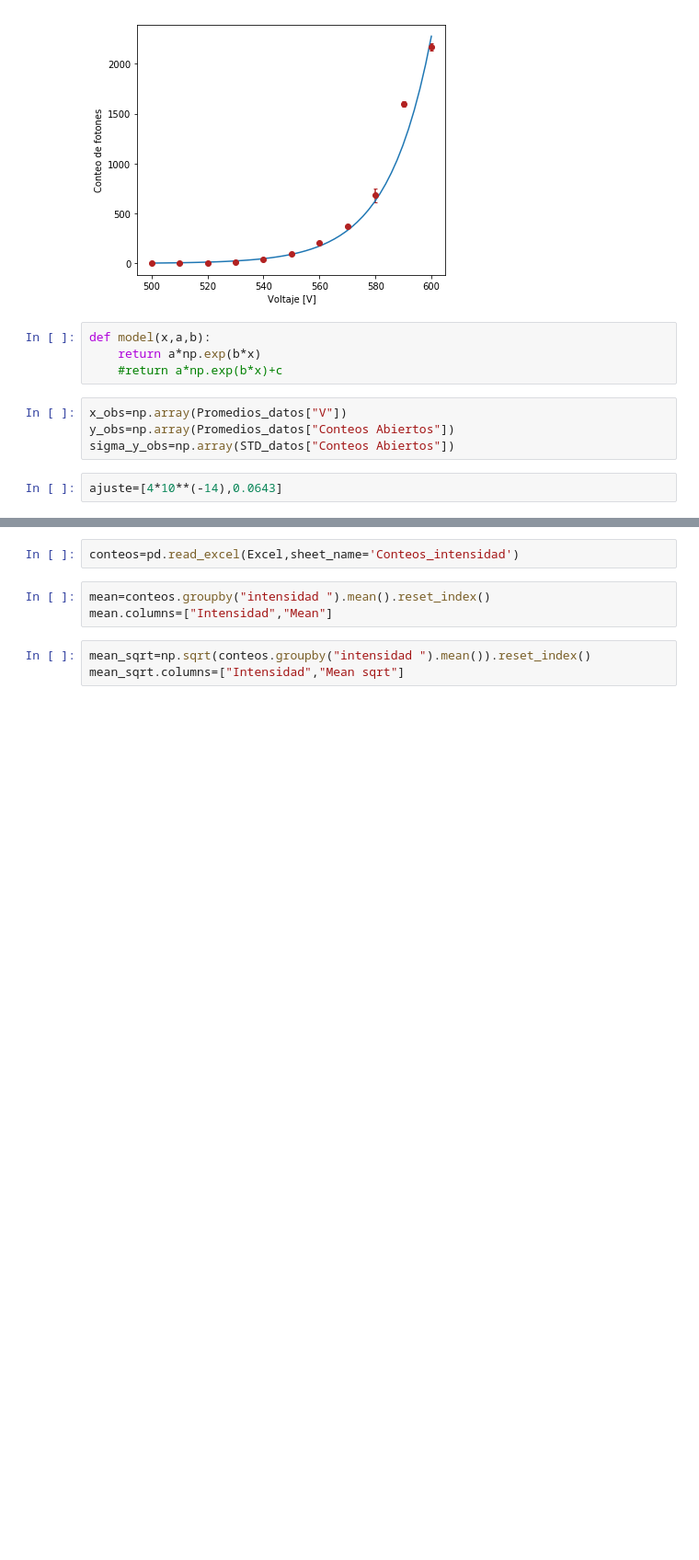
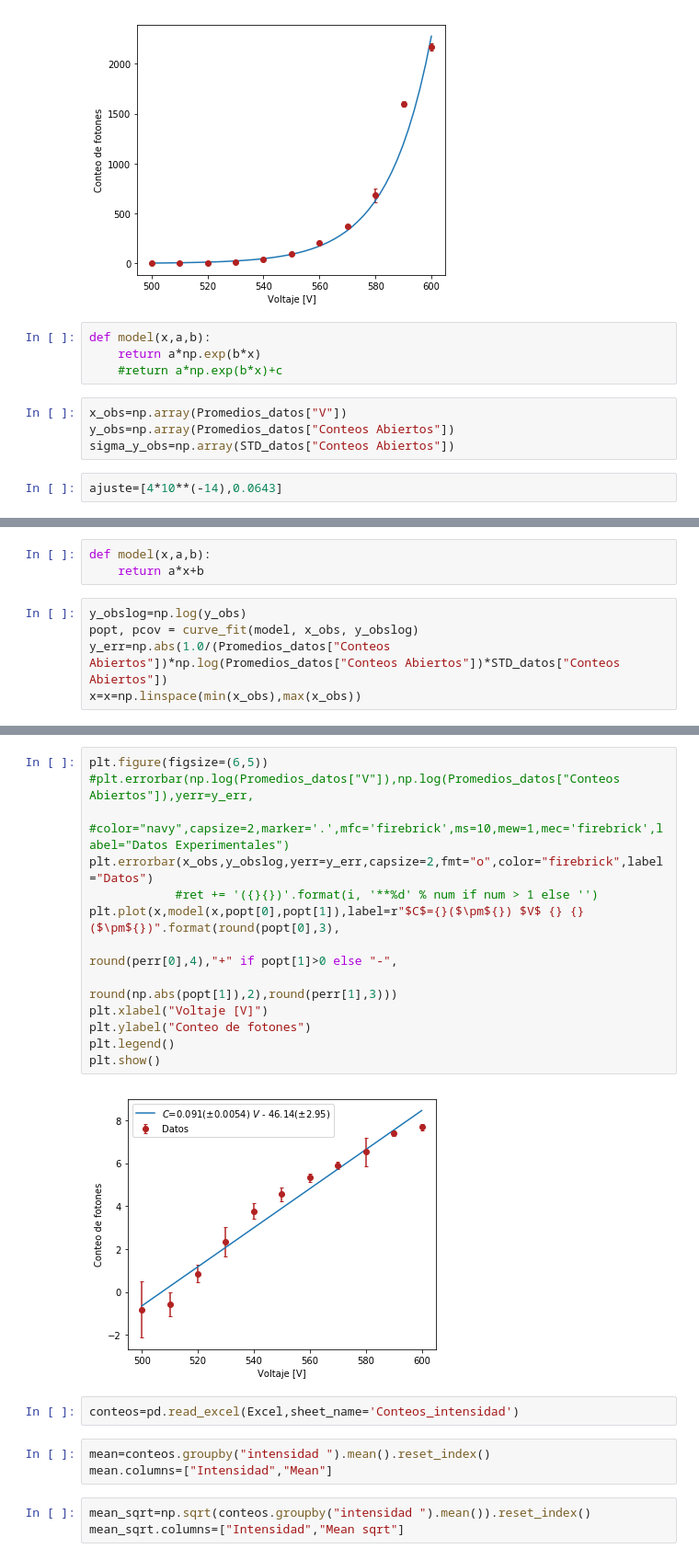
Before and after one commit to jamontanac/Laboratorio-Avanzado, a Jupyter notebook: Double_Slit/Analisis.ipynb, the cells around one changed output, grey strips where cells are left out. Shown: that part at 92% size. Drawn from its saved outputs; the diff is of its cells as text; blank space fills up the shorter version.

```diff
--- a/Double_Slit/Analisis.ipynb
+++ b/Double_Slit/Analisis.ipynb
@@ -69,0 +77,8 @@ plt.show()
+# %%
+def model(x,a,b):
+    return a*x+b
+# %%
+y_obslog=np.log(y_obs)
+popt, pcov = curve_fit(model, x_obs, y_obslog)
+y_err=np.abs(1.0/(Promedios_datos["Conteos Abiertos"])*np.log(Promedios_datos["Conteos Abiertos"])*STD_datos["Conteos Abiertos"])
+x=x=np.linspace(min(x_obs),max(x_obs))
@@ -70,3 +90,18 @@ plt.show()
+# %%
+plt.figure(figsize=(6,5))
+#plt.errorbar(np.log(Promedios_datos["V"]),np.log(Promedios_datos["Conteos Abiertos"]),yerr=y_err,
+             #color="navy",capsize=2,marker='.',mfc='firebrick',ms=10,mew=1,mec='firebrick',label="Datos Experimentales")
+plt.errorbar(x_obs,y_obslog,yerr=y_err,capsize=2,fmt="o",color="firebrick",label="Datos")
+            #ret += '({}{})'.format(i, '**%d' % num if num > 1 else '')
+plt.plot(x,model(x,popt[0],popt[1]),label=r"$C$={}($\pm${}) $V$ {} {}($\pm${})".format(round(popt[0],3),
+                                                                                    round(perr[0],4),"+" if popt[1]>0 else "-",
+                                                                                    round(np.abs(popt[1]),2),round(perr[1],3)))
+plt.xlabel("Voltaje [V]")
+plt.ylabel("Conteo de fotones")
+plt.legend()
+plt.show()
+# %% [output]
+[figure, added]
 # %%
 conteos=pd.read_excel(Excel,sheet_name='Conteos_intensidad')
 # %%
```
Also changed, not shown: parts of 7 cells of this notebook.
